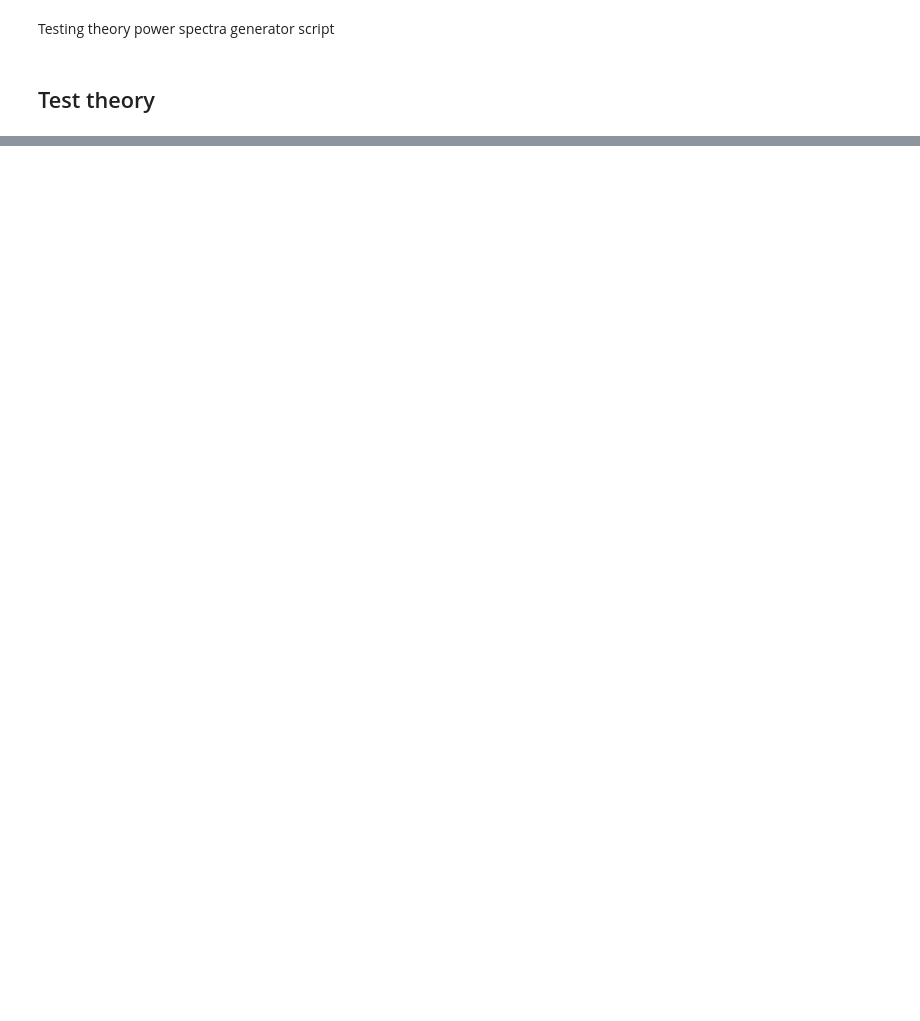
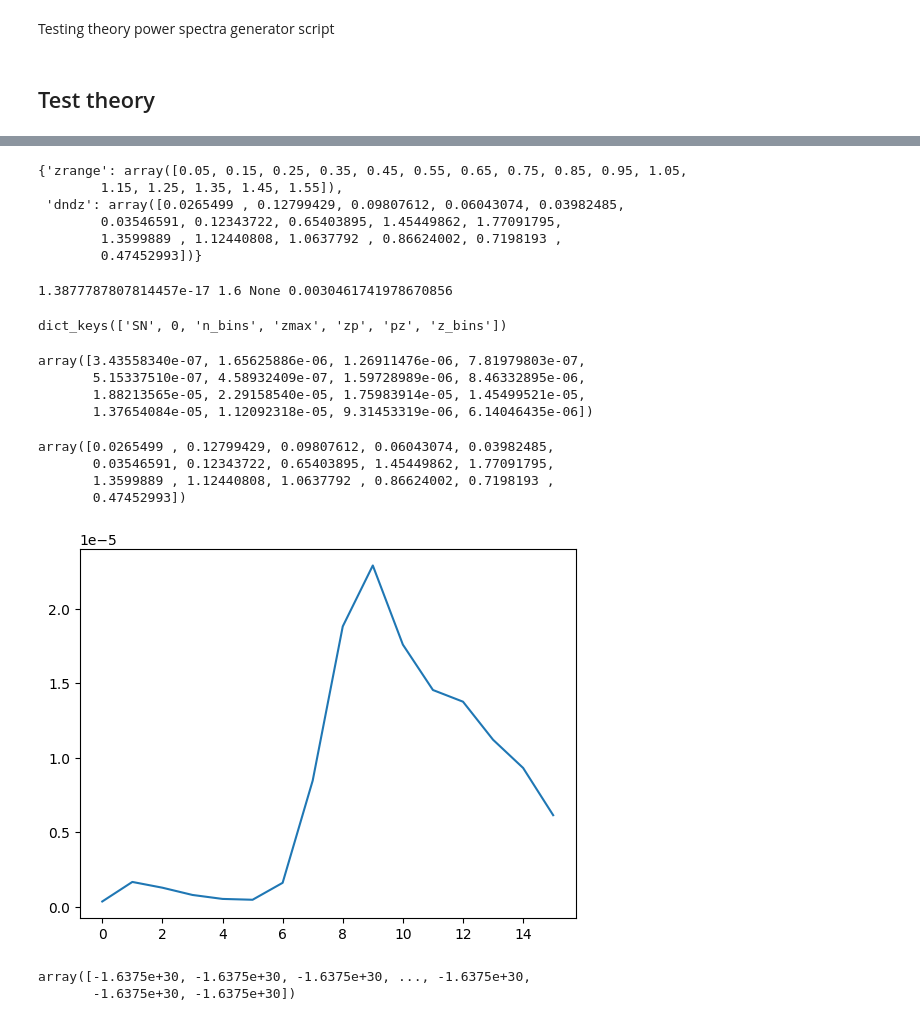
Before and after one commit to tanveerkarim/lselgsXplanck, a Jupyter notebook: notebooks/scratch.ipynb, the cells around one changed output, grey strips where cells are left out. Drawn from its saved outputs; the diff is of its cells as text; code cells hidden in the pictures; blank space fills up the shorter version.

```diff
--- a/notebooks/scratch.ipynb
+++ b/notebooks/scratch.ipynb
@@ -218,12 +234,16 @@ Worker: 0
 # %%
 """Relevant files for tomography"""
 wtype = 'nnp' #window type
-cmb_SN_file = '/global/cscratch1/sd/tanveerk/cmb/lensing/lensing/MV/nlkk.dat'
-gal_mask = '../../imaging-sys-covariance/dat/mask_bool_dr9.npy'
-cmb_window_map_file = '/global/cscratch1/sd/tanveerk/cmb/lensing/mask_rotated_eq_nside_1024.npy'
-dndz_file = '/global/homes/t/tanveerk/desi-lensing-cc/dat/nz_fuji_singletomo_number.csv'
-gal_window_map_file = "/global/homes/t/tanveerk/imaging-sys-covariance/dat/Wg_map_nnp.npy"
+cmb_SN_file = '/pscratch/sd/t/tanveerk/cmb/lensing/MV/nlkk.dat'
+gal_maskfile = '/global/homes/t/tanveerk/lselgsXplanck/finalproducts/mask_bool_dr9.npy'
+cmb_window_map_file = np.array(['/global/homes/t/tanveerk/lselgsXplanck/finalproducts/mask_rotated_eq_nside_1024.npy'])
+gal_window_map_file = "/global/homes/t/tanveerk/lselgsXplanck/finalproducts/Wg_map_nnp.npy"
+gal_window_dict = np.array([gal_window_map_file])
 
-dndz_dict = np.array([dndz_file])
-gal_window_dict = np.array([gal_window_map_file])
+#dndz file
+redz_file = pd.read_csv("/global/homes/t/tanveerk/lselgsXplanck/finalproducts/fuji_pz_single_tomo.csv")
+dndz = {}
+dndz['zrange'] = np.array(redz_file['Redshift_mid'])
+dndz['dndz'] = np.array(redz_file['pz'])
+zrange = dndz['zrange']
 # %%
@@ -232,4 +257,9 @@ pk_params={'non_linear':1,'kmax':30,'kmin':3.e-4,'nk':500, 'scenario':'dmo',
 # %%
 #define cosmology object
-zrange = np.arange(0.05, 1.6, 0.1)
 tmpcosmo = skylens.cosmology(cosmo_params=cosmo_params)
+
+bg1 = None
+bz1 = {}
+bz1[0] = 1./tmpcosmo.DZ_int(z=zrange)
+
+mag_bias = 2.621 # set magnification bias ##FIXME: need to change it based on Rongpu's method
@@ -235,0 +470,49 @@ tmpcosmo = skylens.cosmology(cosmo_params=cosmo_params)
+# %%
+nside = NSIDE
+mag_fact = mag_bias
+# %%
+dndz
+# %% [output]
+{'zrange': array([0.05, 0.15, 0.25, 0.35, 0.45, 0.55, 0.65, 0.75, 0.85, 0.95, 1.05,
+        1.15, 1.25, 1.35, 1.45, 1.55]),
+ 'dndz': array([0.0265499 , 0.12799429, 0.09807612, 0.06043074, 0.03982485,
+        0.03546591, 0.12343722, 0.65403895, 1.45449862, 1.77091795,
+        1.3599889 , 1.12440808, 1.0637792 , 0.86624002, 0.7198193 ,
+        0.47452993])}
+# %%
+zl_bin = utilsCross.DESI_elg_bins(l=l, nside = nside, ntomo_bins = len(gal_window_dict),
+                                 bg1 = bg1, bz1 = bz1, mag_fact = mag_fact,
+                                 dndz_arr = dndz,
+                                 gal_maskfile = gal_maskfile, gal_window_arr = gal_window_dict,
+                                use_window = use_window)
+# %% [output]
+1.3877787807814457e-17 1.6 None 0.0030461741978670856
+# %%
+zl_bin.keys()
+# %% [output]
+dict_keys(['SN', 0, 'n_bins', 'zmax', 'zp', 'pz', 'z_bins'])
+# %%
+zl_bin[0]['nz']
+# %% [output]
+array([3.43558340e-07, 1.65625886e-06, 1.26911476e-06, 7.81979803e-07,
+       5.15337510e-07, 4.58932409e-07, 1.59728989e-06, 8.46332895e-06,
+       1.88213565e-05, 2.29158540e-05, 1.75983914e-05, 1.45499521e-05,
+       1.37654084e-05, 1.12092318e-05, 9.31453319e-06, 6.14046435e-06])
+# %%
+zl_bin[0]['pz']
+# %% [output]
+array([0.0265499 , 0.12799429, 0.09807612, 0.06043074, 0.03982485,
+       0.03546591, 0.12343722, 0.65403895, 1.45449862, 1.77091795,
+       1.3599889 , 1.12440808, 1.0637792 , 0.86624002, 0.7198193 ,
+       0.47452993])
+# %%
+#plt.plot(zl_bin[0]['pz'])
+plt.plot(zl_bin[0]['nz'])
+plt.show()
+# %% [output]
+[figure, added]
+# %%
+zl_bin[0]['window']
+# %% [output]
+array([-1.6375e+30, -1.6375e+30, -1.6375e+30, ..., -1.6375e+30,
+       -1.6375e+30, -1.6375e+30])
```
Also changed, not shown: parts of 23 cells of this notebook, 2 other files.
